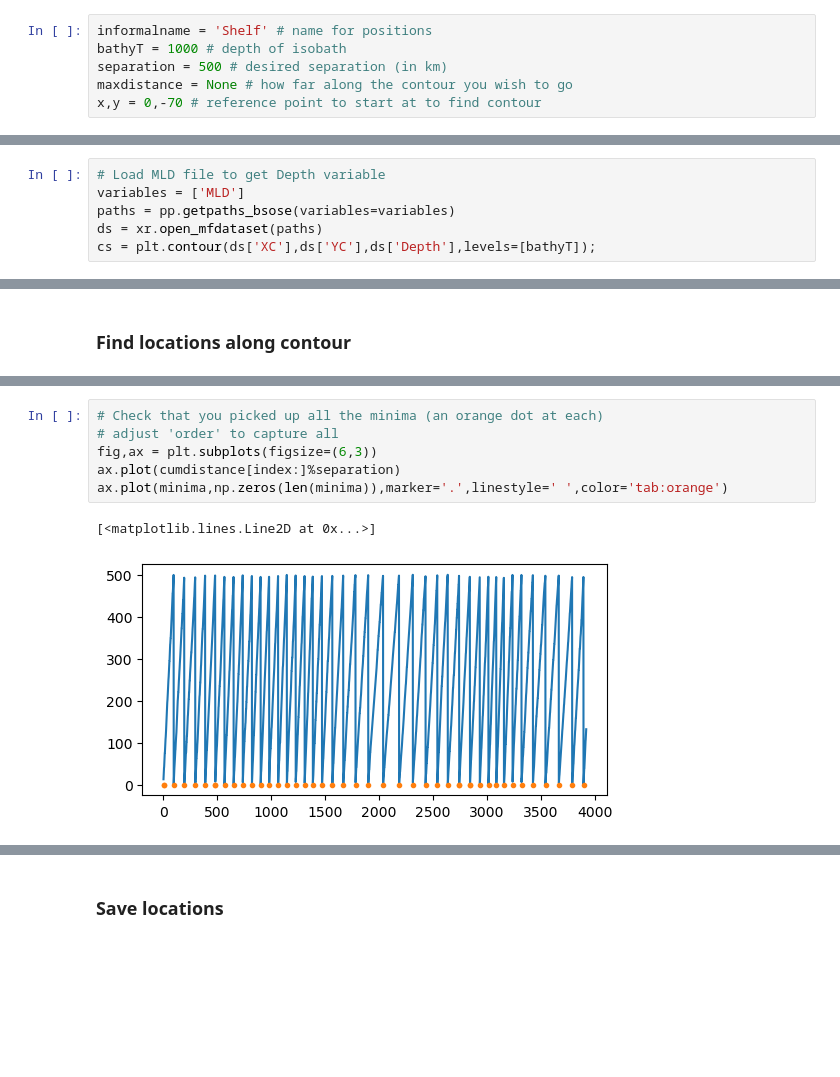
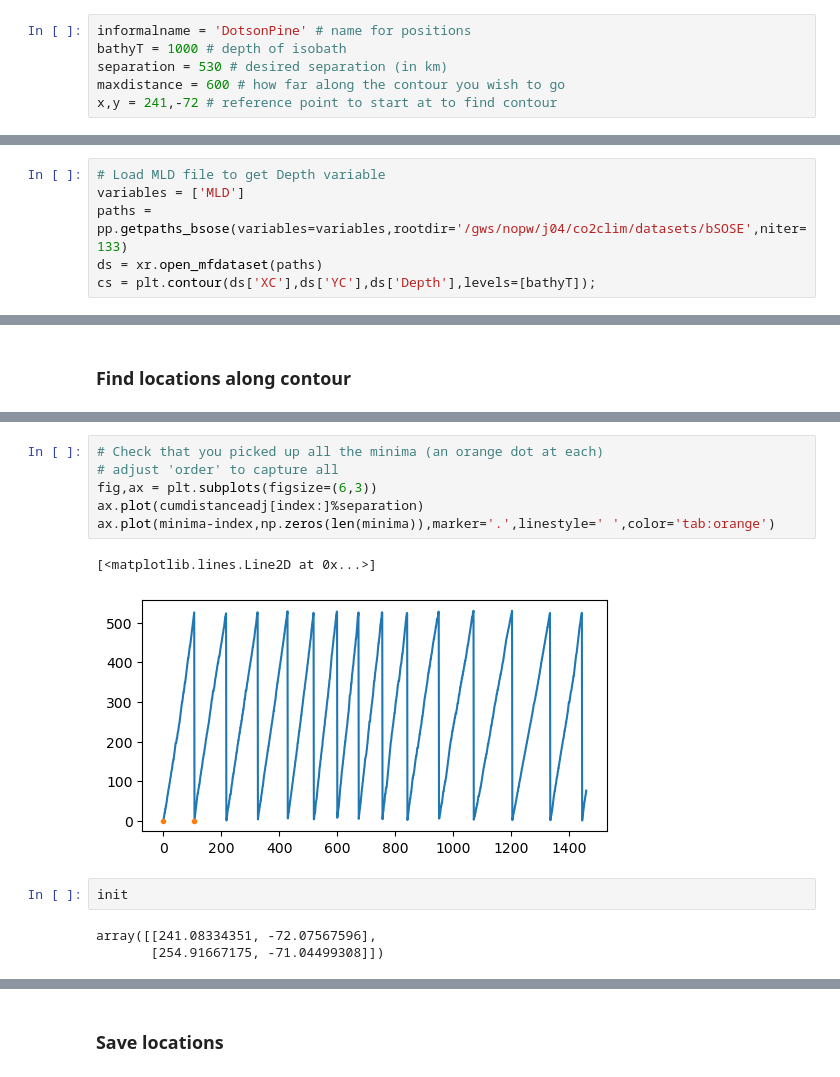
Before and after one commit to gmacgilchrist/bsose, a Jupyter notebook: notebooks/lagrangian/calc_init_shelf.ipynb, the cells around one changed output, grey strips where cells are left out. Saved outputs shown, nothing was run; the diff lists cells and outputs as text; blank space fills up the shorter version.

```diff
--- a/notebooks/lagrangian/calc_init_shelf.ipynb
+++ b/notebooks/lagrangian/calc_init_shelf.ipynb
@@ -4,11 +25,11 @@
 # %% [markdown]
 ## Calculate initialisation locations along the shelf on a specific isobath
 # %%
-informalname = 'Shelf' # name for positions
+informalname = 'DotsonPine' # name for positions
 bathyT = 1000 # depth of isobath
-separation = 500 # desired separation (in km)
-maxdistance = None # how far along the contour you wish to go
-x,y = 0,-70 # reference point to start at to find contour
+separation = 530 # desired separation (in km)
+maxdistance = 600 # how far along the contour you wish to go
+x,y = 241,-72 # reference point to start at to find contour
 # %% [markdown]
 ### Load data
 # %%
@@ -23,7 +42,7 @@ ModuleNotFoundError: No module named 'bsose'
 # %%
 # Load MLD file to get Depth variable
 variables = ['MLD']
-paths = pp.getpaths_bsose(variables=variables)
+paths = pp.getpaths_bsose(variables=variables,rootdir='/gws/nopw/j04/co2clim/datasets/bSOSE',niter=133)
 ds = xr.open_mfdataset(paths)
 cs = plt.contour(ds['XC'],ds['YC'],ds['Depth'],levels=[bathyT]);
 # %% [output]
@@ -63,12 +82,17 @@ init = c[minima,:]
 # %%
 # Check that you picked up all the minima (an orange dot at each)
 # adjust 'order' to capture all
 fig,ax = plt.subplots(figsize=(6,3))
-ax.plot(cumdistance[index:]%separation)
-ax.plot(minima,np.zeros(len(minima)),marker='.',linestyle=' ',color='tab:orange')
+ax.plot(cumdistanceadj[index:]%separation)
+ax.plot(minima-index,np.zeros(len(minima)),marker='.',linestyle=' ',color='tab:orange')
 # %% [output]
 [<matplotlib.lines.Line2D at 0x...>]
-[figure, old version]
+[figure, new version]
+# %%
+init
+# %% [output]
+array([[241.08334351, -72.07567596],
+       [254.91667175, -71.04499308]])
 # %%
 fig,ax = plt.subplots(figsize=(6,3))
 ax.pcolormesh(ds['XC'],ds['YC'],ds['Depth'], shading='auto')
```
Also changed, not shown: parts of 6 cells of this notebook, 8 other files.
